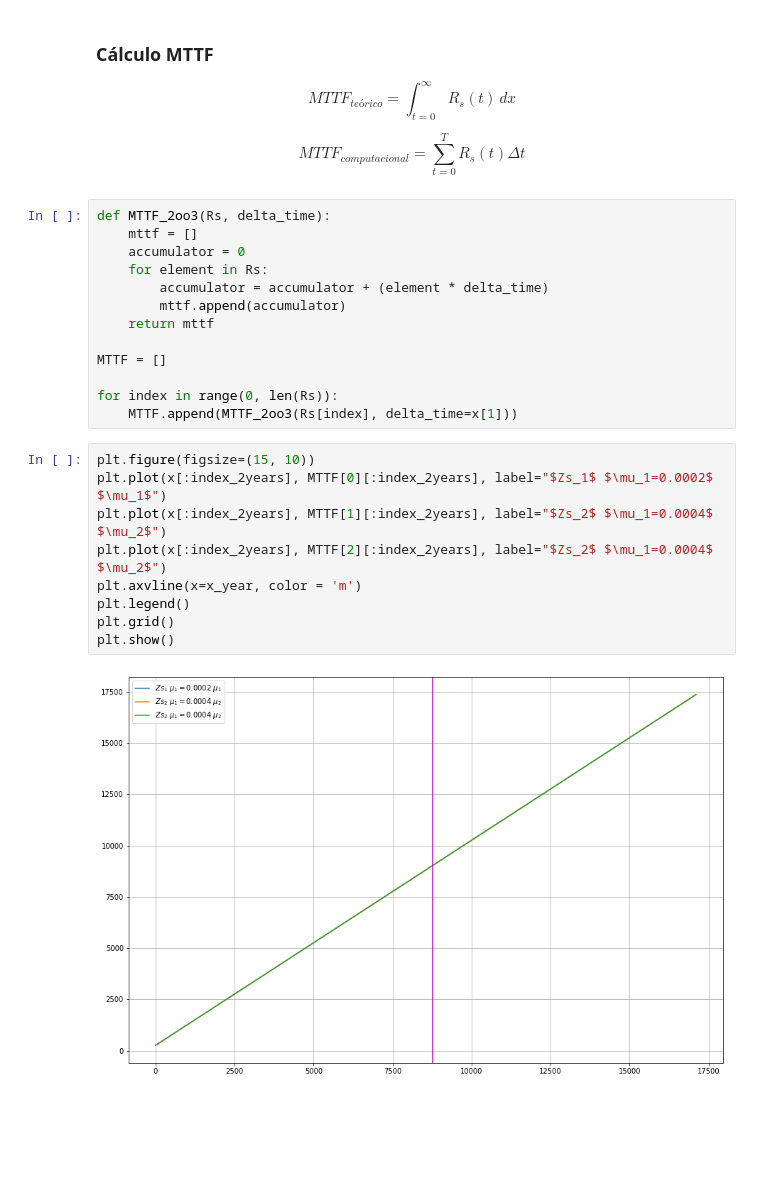
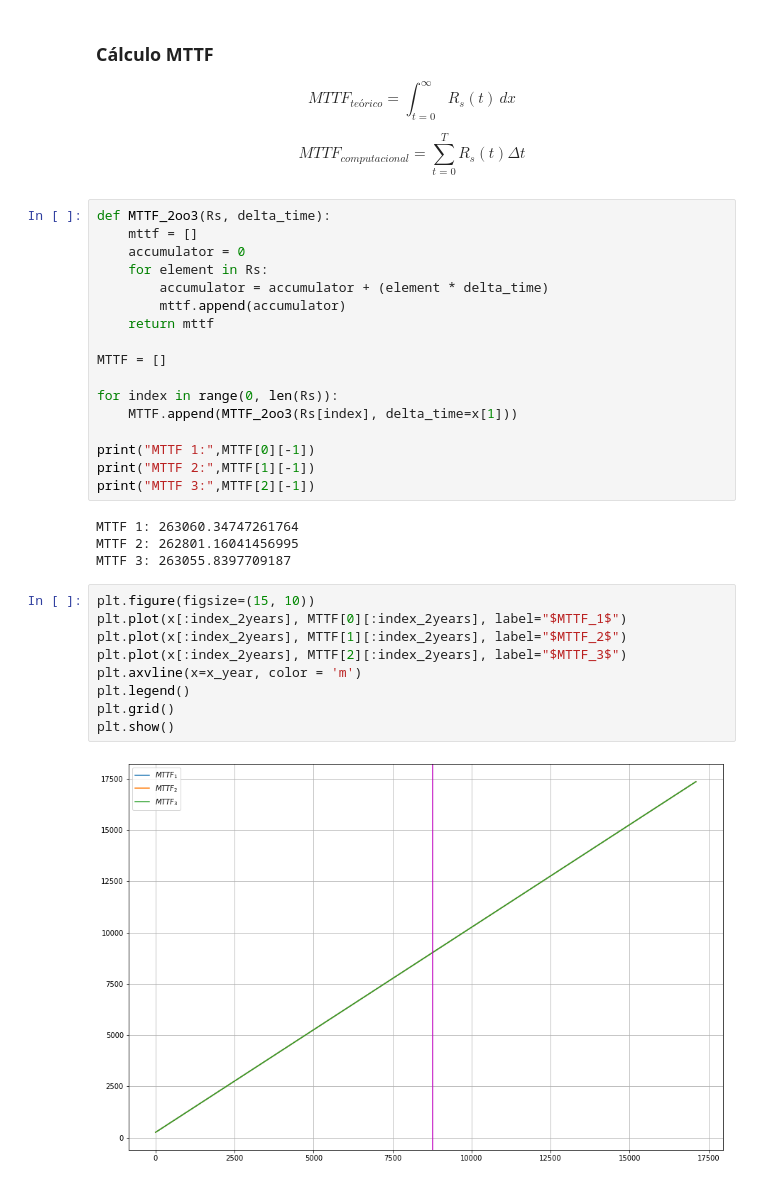
Before and after one commit to vacagonzalo/mse-isc-tp3, a Jupyter notebook: informe.ipynb, the cells around one changed output. Drawn from its saved outputs; the diff is of its cells as text; blank space fills up the shorter version.

```diff
--- a/informe.ipynb
+++ b/informe.ipynb
@@ -185,14 +185,22 @@ MTTF = []
 
 for index in range(0, len(Rs)):
     MTTF.append(MTTF_2oo3(Rs[index], delta_time=x[1]))
+
+print("MTTF 1:",MTTF[0][-1])
+print("MTTF 2:",MTTF[1][-1])
+print("MTTF 3:",MTTF[2][-1])
+# %% [output]
+MTTF 1: 263060.34747261764
+MTTF 2: 262801.16041456995
+MTTF 3: 263055.8397709187
 # %%
 plt.figure(figsize=(15, 10))
-plt.plot(x[:index_2years], MTTF[0][:index_2years], label="$Zs_1$ $\mu_1=0.0002$ $\mu_1$")
-plt.plot(x[:index_2years], MTTF[1][:index_2years], label="$Zs_2$ $\mu_1=0.0004$ $\mu_2$")
-plt.plot(x[:index_2years], MTTF[2][:index_2years], label="$Zs_2$ $\mu_1=0.0004$ $\mu_2$")
+plt.plot(x[:index_2years], MTTF[0][:index_2years], label="$MTTF_1$")
+plt.plot(x[:index_2years], MTTF[1][:index_2years], label="$MTTF_2$")
+plt.plot(x[:index_2years], MTTF[2][:index_2years], label="$MTTF_3$")
 plt.axvline(x=x_year, color = 'm')
 plt.legend()
 plt.grid()
 plt.show()
 # %% [output]
-[figure, old version]
+[figure, new version]
```
